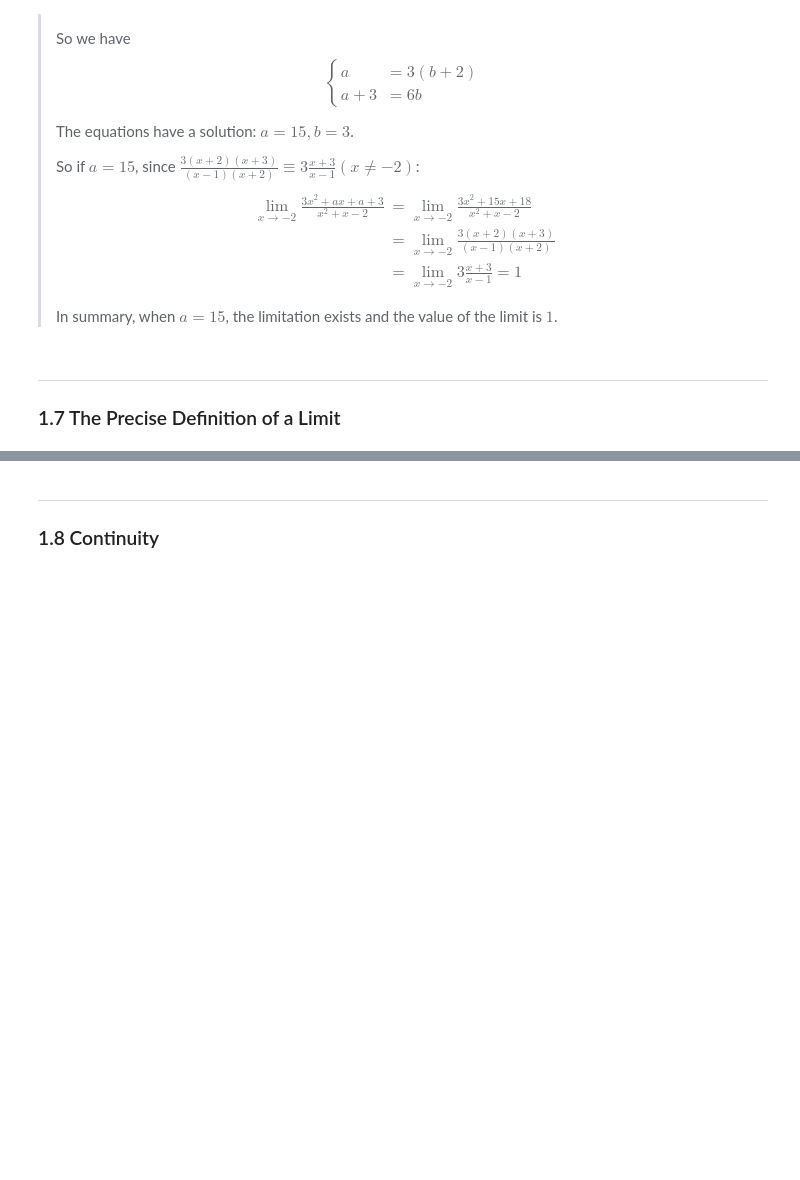
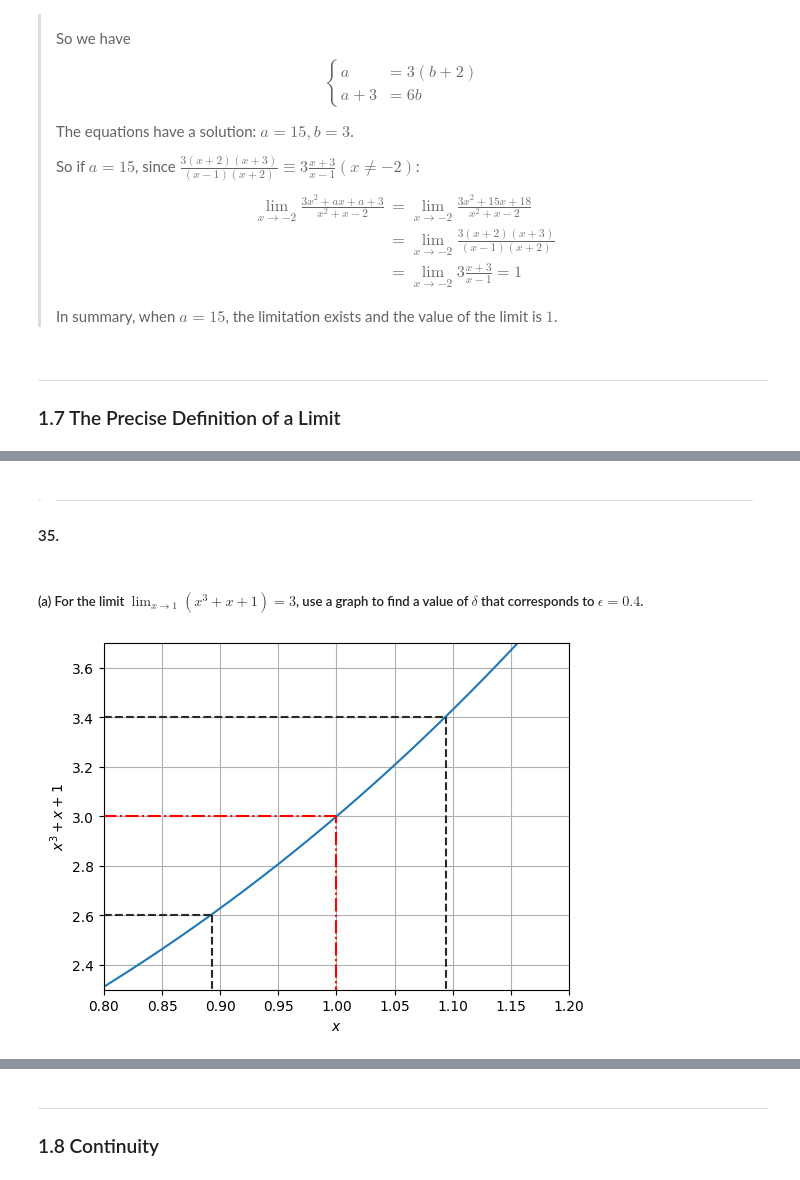
Before and after one commit to Aipss/DiveIntoDeepLearning, a Jupyter notebook: Calculus/Chapter1_Functions-and-Limits.ipynb, the cells around one changed output, grey strips where cells are left out. Cells and saved outputs as stored; diff of their text form; code cells hidden in the pictures; blank space fills up the shorter version.

```diff
--- a/Calculus/Chapter1_Functions-and-Limits.ipynb
+++ b/Calculus/Chapter1_Functions-and-Limits.ipynb
@@ -1421,0 +1456,32 @@ $$ \lim_{x\to -2}\frac{3x^2 + ax + a + 3}{x^2 + x - 2}$$
+# %% [markdown]
+> ---
+
+#### 35.
+# %% [markdown]
+##### (a) For the limit $\lim_{x\to 1}(x^3 + x + 1) = 3$, use a graph to find a value of $\delta$ that corresponds to $\epsilon = 0.4$.
+# %%
+epsilon = 0.4
+delta = 0.15
+x = np.linspace(1 - delta*1.4, 1 + delta*1.2, 1000)
+y = x**3 + x + 1
+
+fig, ax = plt.subplots(figsize=(6, 4.5))
+ax.plot(x, y)
+
+ax.hlines(y=3-epsilon, xmin=0.8, xmax=0.893, colors="#292828", linestyles='dashed')
+ax.hlines(y=3+epsilon, xmin=0.8, xmax=1.094, colors='#292828', linestyles='dashed')
+ax.vlines(x=0.893, ymin=2, ymax=3-epsilon, colors='#292828', linestyles='dashed')
+ax.vlines(x=1.094, ymin=2, ymax=3+epsilon, colors='#292828', linestyles='dashed')
+
+ax.vlines(x=1, ymin=2, ymax=3, colors="red", linestyles='dashdot')
+ax.hlines(y=3, xmin=0, xmax=1, colors="red", linestyles='dashdot')
+
+ax.set_xlabel(r'$x$')
+ax.set_ylabel(r'$x^3 + x + 1$')
+ax.set_xlim(0.8, 1.2)
+ax.set_ylim(2.3, 3.7)
+
+ax.grid(True)
+plt.show()
+# %% [output]
+[figure, added]
```
Also changed, not shown: parts of 29 cells of this notebook, 1 other file.
